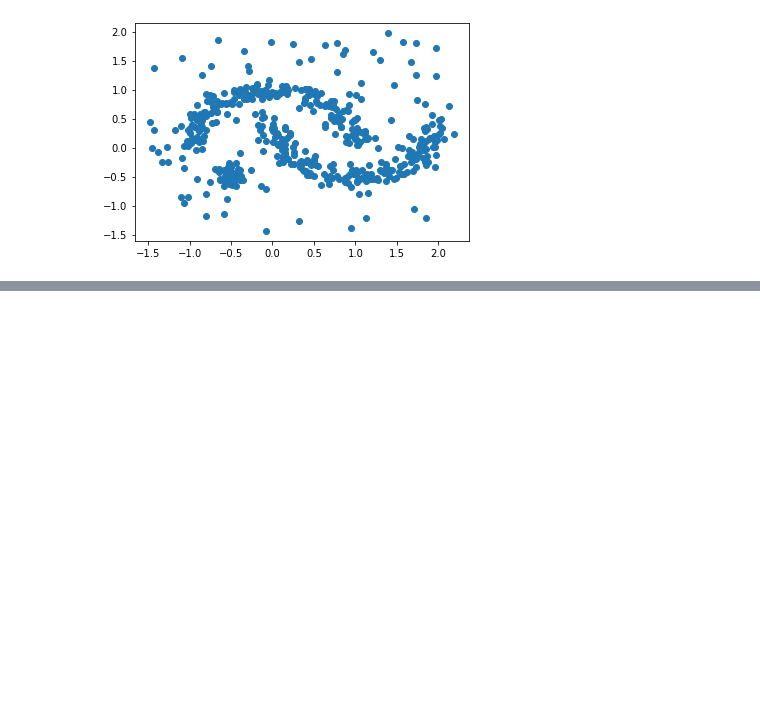
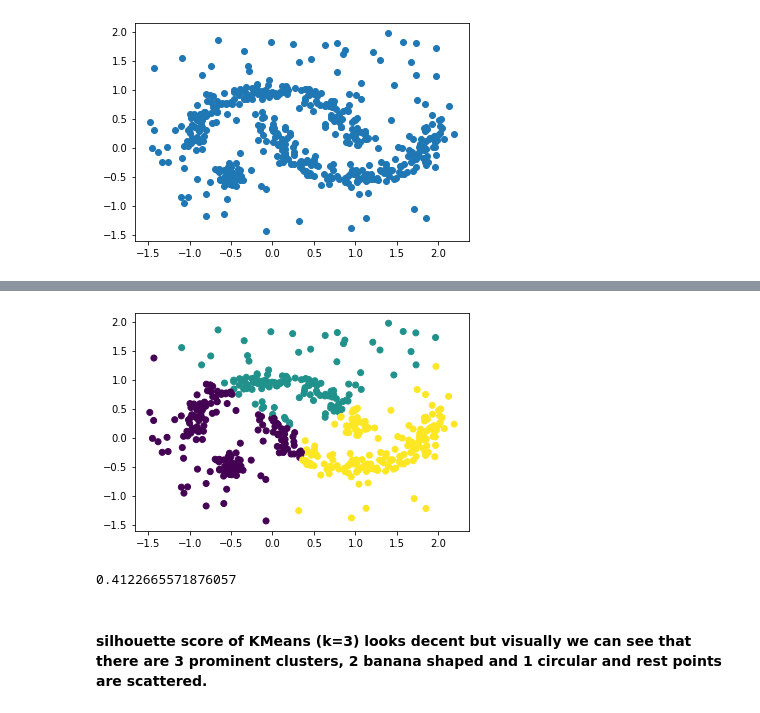
Before and after one commit to tanmaymane18/ML-DL-Nbs, a Jupyter notebook: Ensemble Clustering/Ensemble Clustering.ipynb, the cells around one changed output, grey strips where cells are left out. Saved outputs shown, nothing was run; the diff lists cells and outputs as text; code cells hidden in the pictures; blank space fills up the shorter version.

```diff
--- a/Ensemble Clustering/Ensemble Clustering.ipynb
+++ b/Ensemble Clustering/Ensemble Clustering.ipynb
@@ -16,0 +31,13 @@ plt.scatter(X_vectors[:,0], X_vectors[:,1]);
+# %%
+kmeans = KMeans(n_clusters=3)
+kmeans_preds = kmeans.fit_predict(X_vectors)
+# %%
+plt.scatter(X_vectors[:,0], X_vectors[:,1], c=kmeans_preds);
+# %% [output]
+[figure, added]
+# %%
+silhouette_score(X_vectors, kmeans_preds)
+# %% [output]
+0.4122665571876057
+# %% [markdown]
+#### silhouette score of KMeans (k=3) looks decent but visually we can see that there are 3 prominent clusters, 2 banana shaped and 1 circular and rest points are scattered.
```
Also changed, not shown: parts of 20 cells of this notebook.
